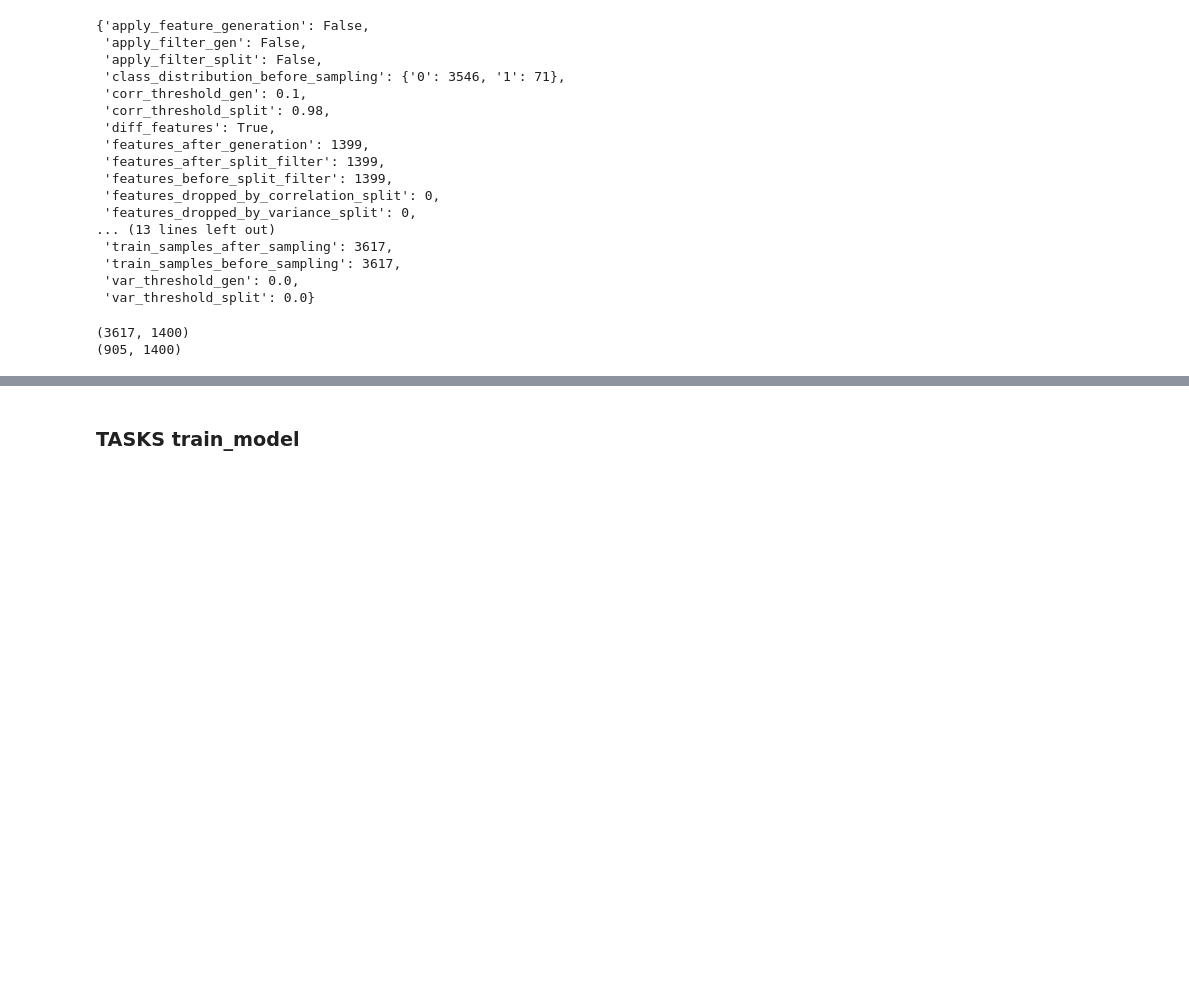
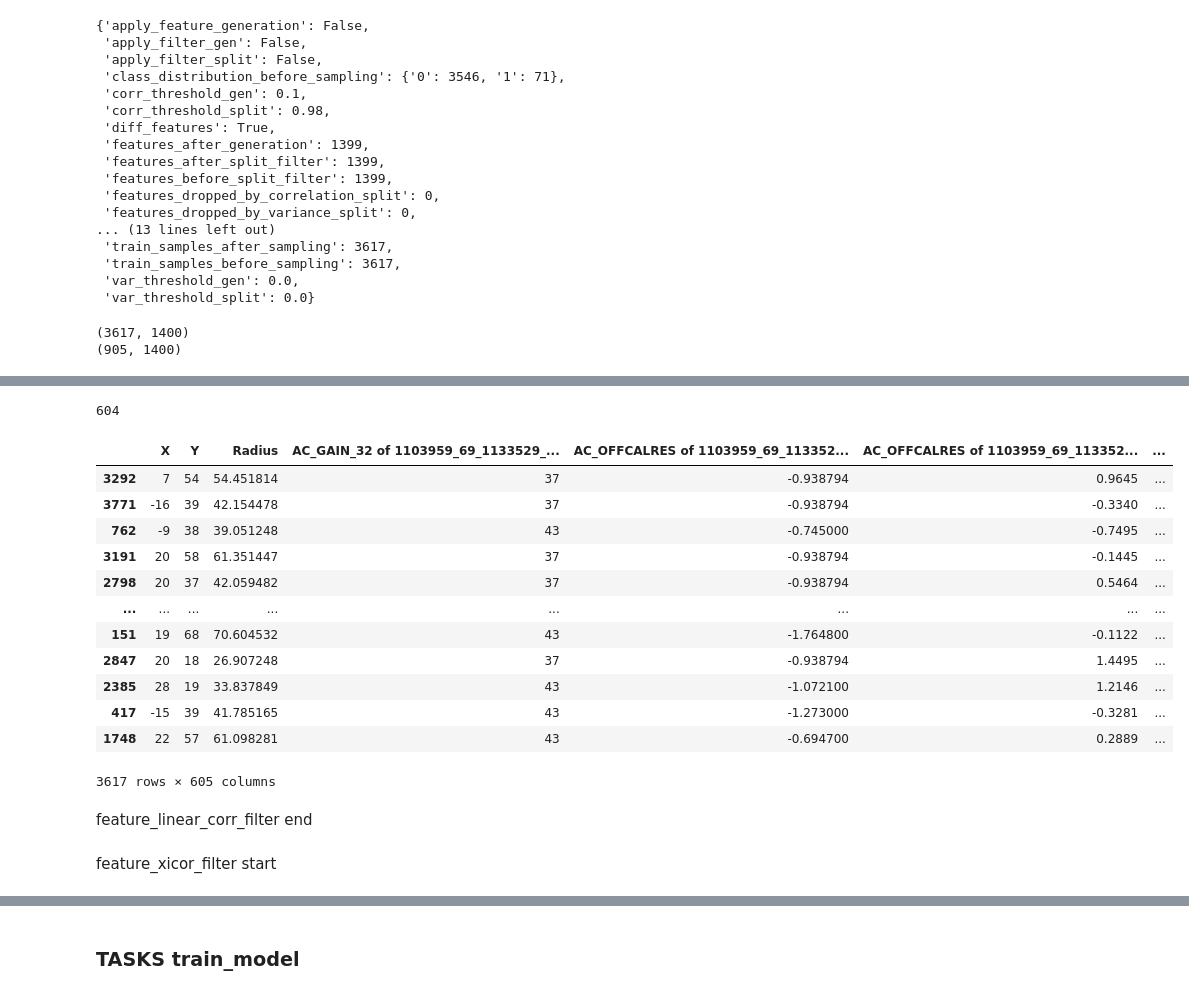
Before and after one commit to KstecGit2021/sparc-malfunction-classification-develop_bak, a Jupyter notebook: src/@debug.ipynb, the cells around one changed output, grey strips where cells are left out. Drawn from its saved outputs; the diff is of its cells as text; code cells hidden in the pictures; blank space fills up the shorter version.

```diff
--- a/src/@debug.ipynb
+++ b/src/@debug.ipynb
@@ -279,0 +423,8 @@ KeyboardInterrupt:
+# %%
+feature_selection_info = scenario_1.feature_selection_info.read()
+# pprint.pprint(feature_selection_info)
+# feature_selection_info
+# %%
+feature_selection_info["final_feature_count"]
+# %% [output]
+604
@@ -279,0 +433,28 @@ KeyboardInterrupt:
+# %%
+# 'final_features' 리스트와 마지막 컬럼 이름을 포함하는 리스트 생성
+columns_to_keep = feature_selection_info["final_features"] + [train_dataset.columns[-1]]
+
+# 새로운 리스트에 있는 컬럼들만 남겨 DataFrame 업데이트
+feature_linear_corr_filter = train_dataset[columns_to_keep]
+# %%
+feature_linear_corr_filter
+# %% [output]
+|  | X | Y | Radius | AC_GAIN_32 of 1103959_69_1133529_... | AC_OFFCALRES of 1103959_69_113352... | AC_OFFCALRES of 1103959_69_113352... | ... |
+| 3292 | 7 | 54 | 54.451814 | 37 | -0.938794 | 0.9645 | ... |
+| 3771 | -16 | 39 | 42.154478 | 37 | -0.938794 | -0.3340 | ... |
+| 762 | -9 | 38 | 39.051248 | 43 | -0.745000 | -0.7495 | ... |
+| 3191 | 20 | 58 | 61.351447 | 37 | -0.938794 | -0.1445 | ... |
+| 2798 | 20 | 37 | 42.059482 | 37 | -0.938794 | 0.5464 | ... |
+| ... | ... | ... | ... | ... | ... | ... | ... |
+| 151 | 19 | 68 | 70.604532 | 43 | -1.764800 | -0.1122 | ... |
+| 2847 | 20 | 18 | 26.907248 | 37 | -0.938794 | 1.4495 | ... |
+| 2385 | 28 | 19 | 33.837849 | 43 | -1.072100 | 1.2146 | ... |
+| 417 | -15 | 39 | 41.785165 | 43 | -1.273000 | -0.3281 | ... |
+| 1748 | 22 | 57 | 61.098281 | 43 | -0.694700 | 0.2889 | ... |
+3617 rows × 605 columns
+# %% [markdown]
+feature_linear_corr_filter
+end
+# %% [markdown]
+feature_xicor_filter
+start
```
Also changed, not shown: parts of 70 cells of this notebook, 4 other files.
